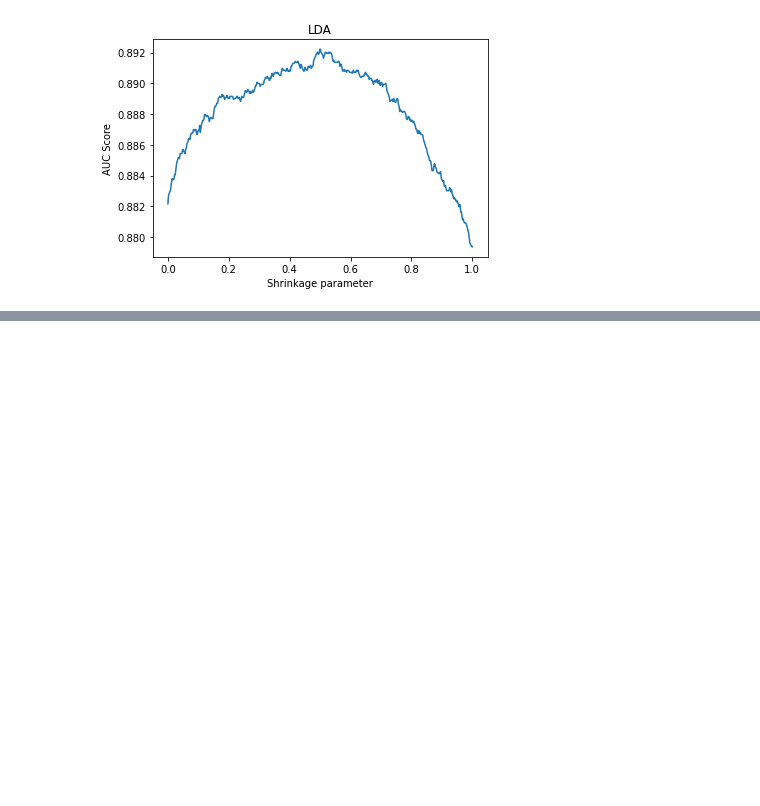
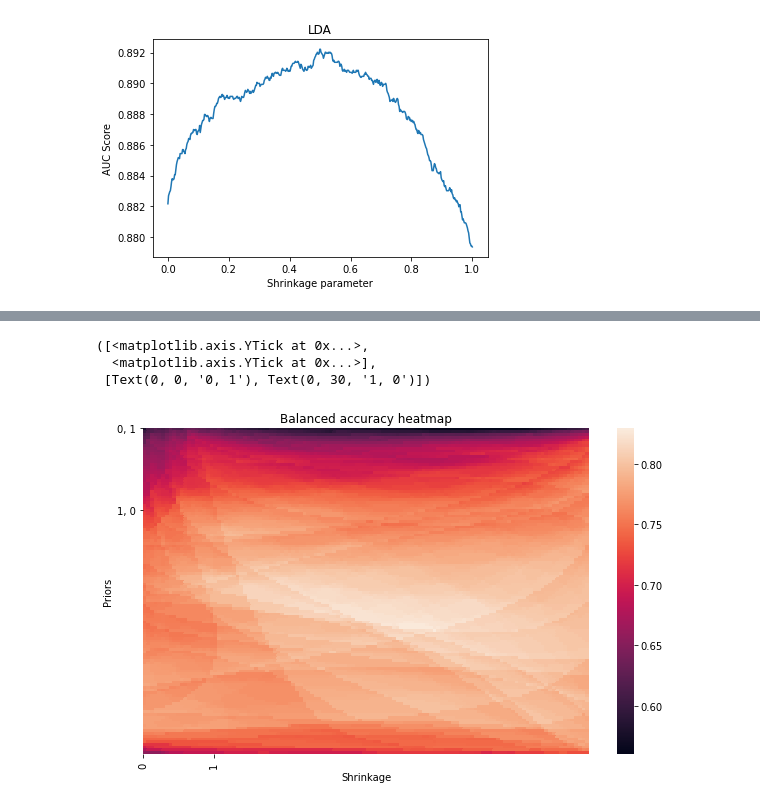
Before and after one commit to StephaneGcrd/CDI_case_2, a Jupyter notebook: LDA.ipynb, the cells around one changed output, grey strips where cells are left out. Cells and saved outputs as stored; diff of their text form; code cells hidden in the pictures; blank space fills up the shorter version.

```diff
--- a/LDA.ipynb
+++ b/LDA.ipynb
@@ -373,0 +497,14 @@ array([-0.43539651, -0.43539651, -0.43539651, ..., -0.43539651,
+# %%
+plt.rcParams["figure.figsize"] = (10,6)
+sns.heatmap(b_a)
+
+plt.title("Balanced accuracy heatmap")
+plt.xlabel("Shrinkage")
+plt.ylabel("Priors")
+plt.xticks([0,19],["0","1"])
+plt.yticks([0,30],["0, 1","1, 0"])
+# %% [output]
+([<matplotlib.axis.YTick at 0x...>,
+  <matplotlib.axis.YTick at 0x...>],
+ [Text(0, 0, '0, 1'), Text(0, 30, '1, 0')])
+[figure, added]
```
Also changed, not shown: parts of 21 cells of this notebook.
